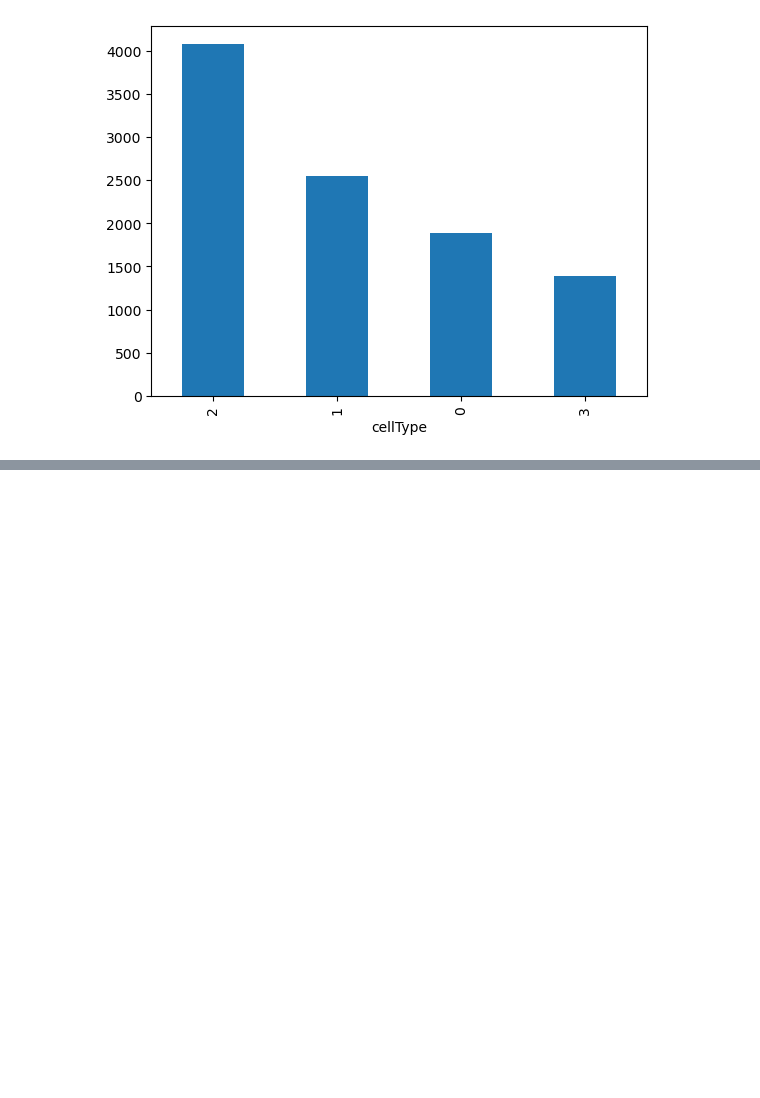
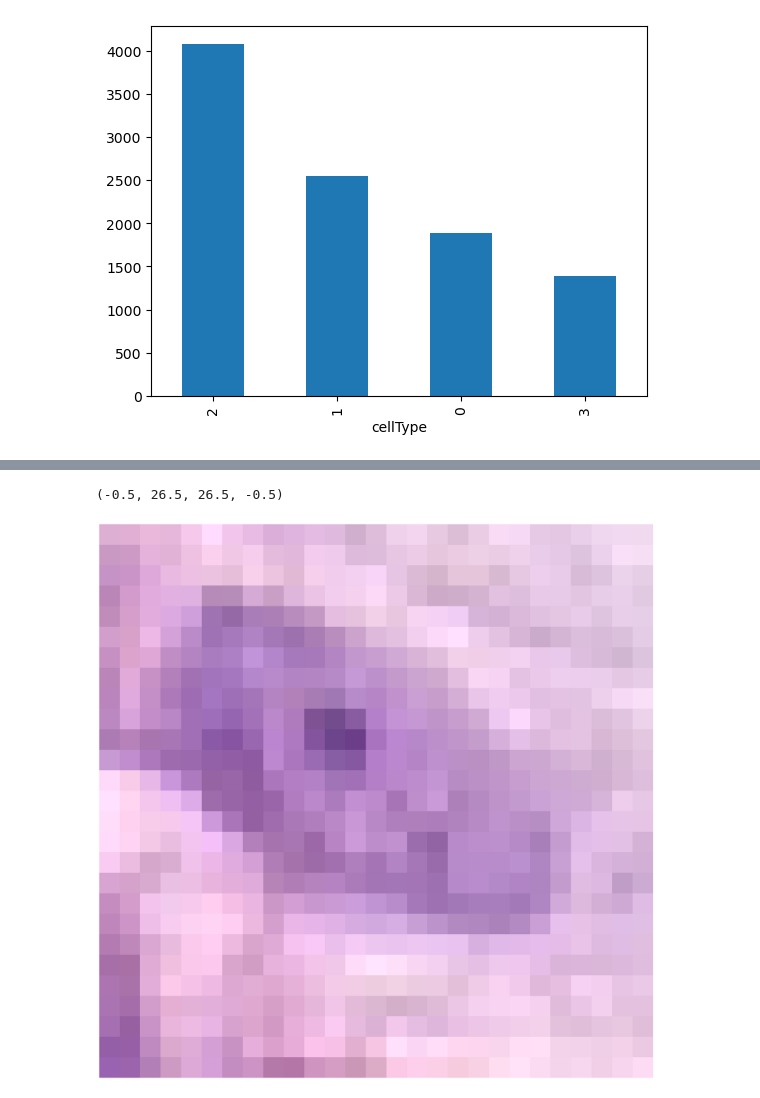
Before and after one commit to aitiab/ML_Assignment2, a Jupyter notebook: Assignment2.ipynb, the cells around one changed output, grey strips where cells are left out. Cells and saved outputs as stored; diff of their text form; code cells hidden in the pictures; blank space fills up the shorter version.

```diff
--- a/Assignment2.ipynb
+++ b/Assignment2.ipynb
@@ -49,0 +82,12 @@ data['cellType'].value_counts().plot(kind='bar')
+# %%
+ im = imread(f'./Image_classification_data/patch_images/{patient_dict[1].iloc[1]['ImageName']}', as_gray=False, plugin=None)
+# %%
+plt.figure(figsize=(50,50))
+plt.subplot(2, 2, 1 + 1)
+plt.imshow(im)
+plt.imshow(im)
+plt.imshow(im)
+plt.axis('off')
+# %% [output]
+(-0.5, 26.5, 26.5, -0.5)
+[figure, added]
```
Also changed, not shown: parts of 3 cells of this notebook.
